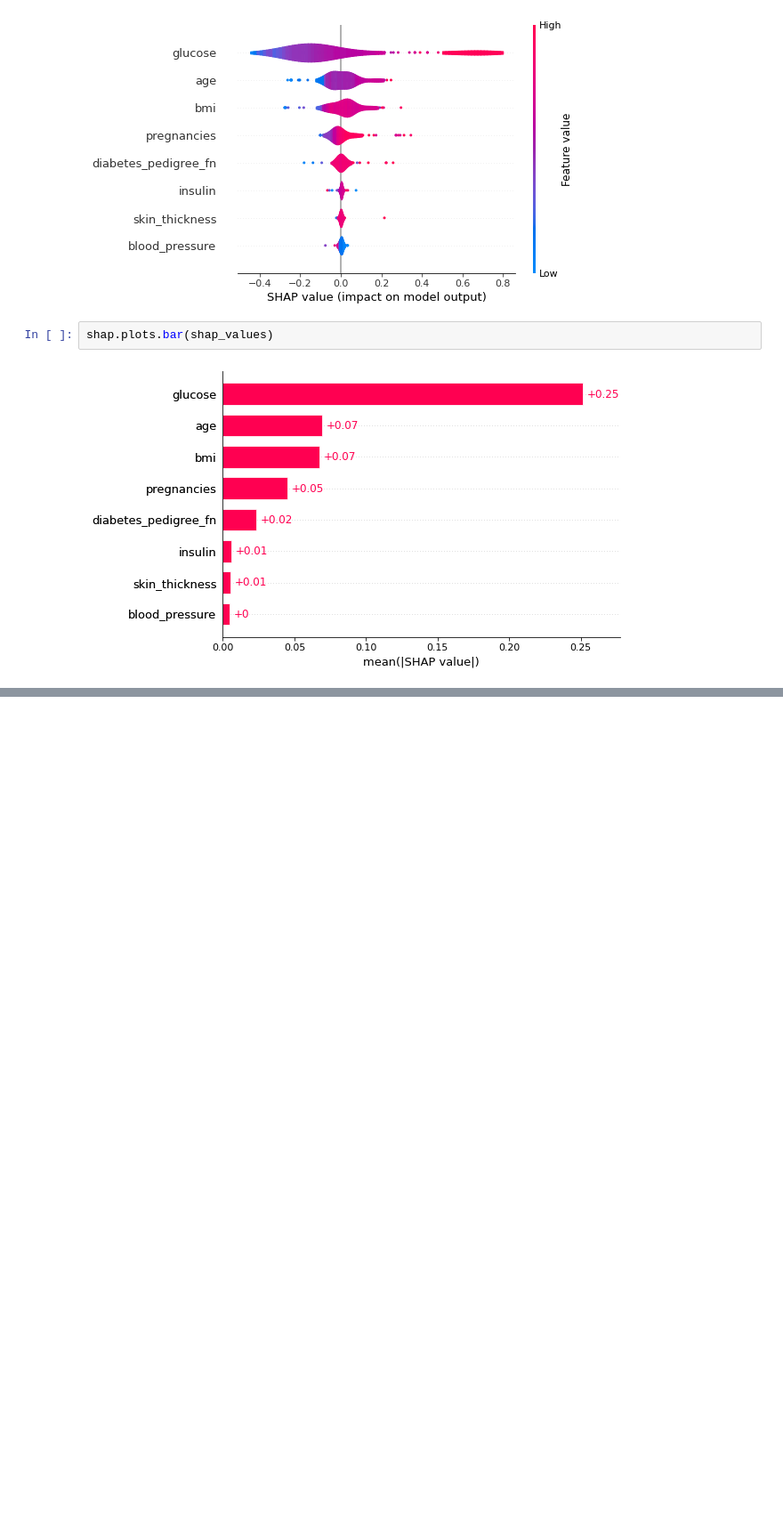
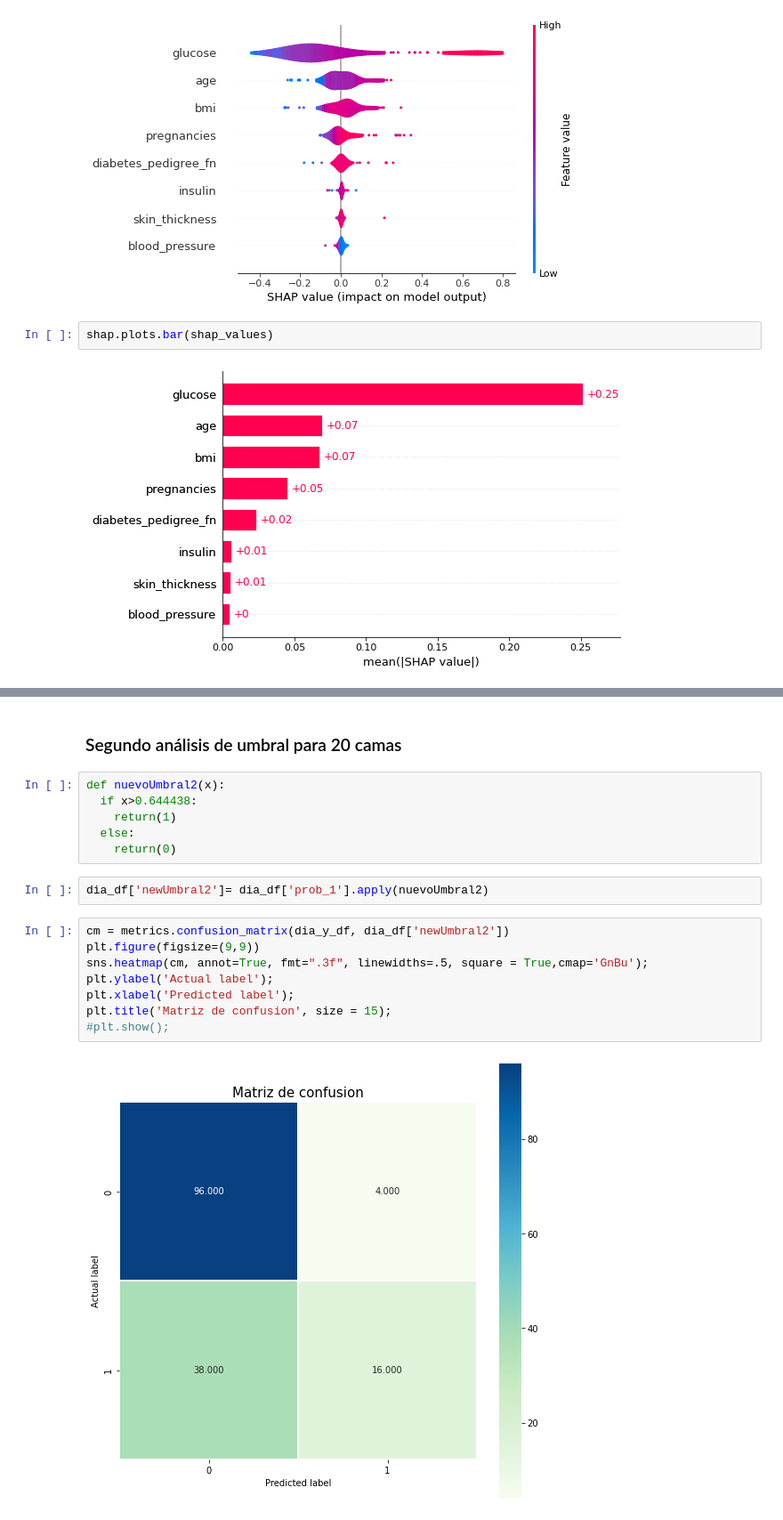
Before and after one commit to DavidPachis/dataScience, a Jupyter notebook: parcial2/notebooks/Parcial2.ipynb, the cells around one changed output, grey strips where cells are left out. Shown at 89% size. Drawn from its saved outputs; the diff is of its cells as text; blank space fills up the shorter version.

```diff
--- a/parcial2/notebooks/Parcial2.ipynb
+++ b/parcial2/notebooks/Parcial2.ipynb
@@ -183,0 +264,20 @@ shap.plots.bar(shap_values)
+# %% [markdown]
+### Segundo análisis de umbral para 20 camas
+# %%
+def nuevoUmbral2(x):
+  if x>0.644438:
+    return(1)
+  else:
+    return(0)
+# %%
+dia_df['newUmbral2']= dia_df['prob_1'].apply(nuevoUmbral2)
+# %%
+cm = metrics.confusion_matrix(dia_y_df, dia_df['newUmbral2'])
+plt.figure(figsize=(9,9))
+sns.heatmap(cm, annot=True, fmt=".3f", linewidths=.5, square = True,cmap='GnBu');
+plt.ylabel('Actual label');
+plt.xlabel('Predicted label');
+plt.title('Matriz de confusion', size = 15);
+#plt.show();
+# %% [output]
+[figure, added]
```
Also changed, not shown: parts of 25 cells of this notebook.
